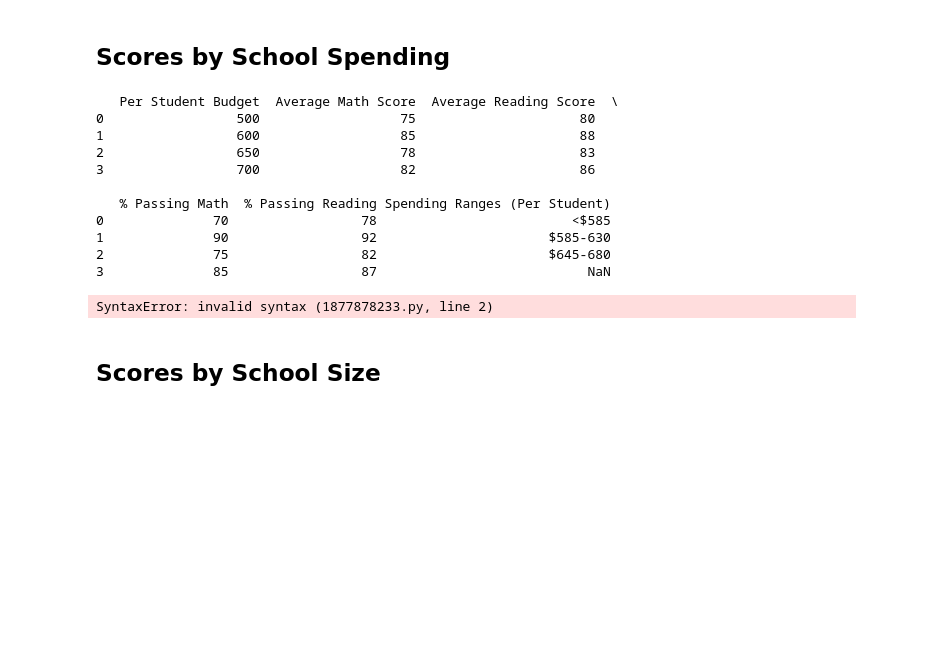
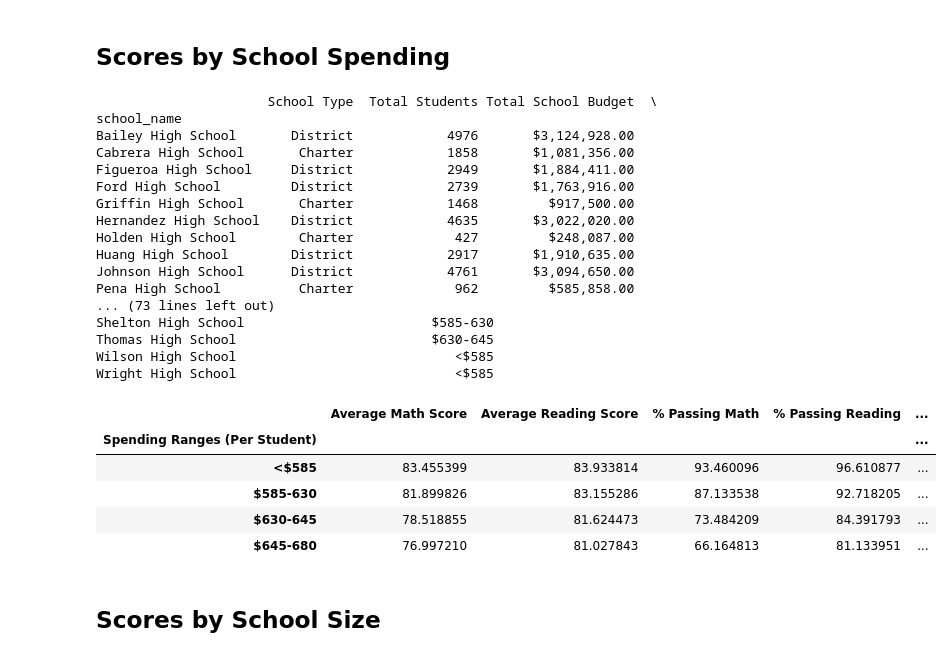
Before and after one commit to OumarDiak/pandas-challenge, a Jupyter notebook: PyCitySchools/PyCitySchools.ipynb, the cells around one changed output. Drawn from its saved outputs; the diff is of its cells as text; code cells hidden in the pictures; blank space fills up the shorter version.

```diff
--- a/PyCitySchools/PyCitySchools.ipynb
+++ b/PyCitySchools/PyCitySchools.ipynb
@@ -14,12 +14,12 @@ school_data_to_load = Path("Resources/schools_complete.csv")
 student_data_to_load = Path("Resources/students_complete.csv")
 
 # Read School and Student Data File and store into Pandas DataFrames
-school_data_df = pd.read_csv(school_data_to_load)
-student_data_df = pd.read_csv(student_data_to_load)
+school_data = pd.read_csv(school_data_to_load)
+student_data = pd.read_csv(student_data_to_load)
 
 # Combine the data into a single dataset.
-school_data_complete_df = pd.merge(student_data, school_data, how="left", on=["school_name", "school_name"])
-school_data_complete_df.head()
+school_data_complete = pd.merge(student_data, school_data, how="left", on=["school_name", "school_name"])
+school_data_complete.head()
 # %% [output]
 |  | Student ID | student_name | gender | grade | school_name | reading_score | math_score | School ID | ... |
 | 0 | 0 | Paul Bradley | M | 9th | Huang High School | 66 | 79 | 0 | ... |
@@ -132,7 +132,7 @@ Thomas High School        Charter
 Name: type, dtype: object
 # %%
 # Calculate the total student count per school from school_data
-per_school_counts = school_data_complete_df['school_name'].value_counts()
+per_school_counts = school_data_complete['school_name'].value_counts()
 per_school_counts
 # %% [output]
 school_name
@@ -177,8 +177,8 @@ per_school_budget, per_school_capita
  dtype: float64)
 # %%
 # Calculate the average test scores per school from school_data_complete
-per_school_math = school_data_complete_df.groupby('school_name')['math_score'].mean()
-per_school_reading = school_data_complete_df.groupby('school_name')['reading_score'].mean()
+per_school_math = school_data_complete.groupby('school_name')['math_score'].mean()
+per_school_reading = school_data_complete.groupby('school_name')['reading_score'].mean()
 per_school_math, per_school_reading
 # %% [output]
 (school_name
@@ -200,7 +200,7 @@ per_school_math, per_school_reading
  Name: reading_score, dtype: float64)
 # %%
 # Calculate the number of students per school with math scores of 70 or higher from school_data_complete
-students_passing_math = school_data_complete_df[school_data_complete['math_score'] >= 70]
+students_passing_math = school_data_complete[school_data_complete['math_score'] >= 70]
 school_students_passing_math = students_passing_math.groupby('school_name')['Student ID'].count()
 students_passing_math, school_students_passing_math
 # %% [output]
@@ -471,17 +471,23 @@ school_spending_df["Spending Ranges (Per Student)"] = pd.cut(
 # Display the updated DataFrame
 print(school_spending_df)
 # %% [output]
-   Per Student Budget  Average Math Score  Average Reading Score  \
-0                 500                  75                     80
-1                 600                  85                     88
-2                 650                  78                     83
-3                 700                  82                     86
-
-   % Passing Math  % Passing Reading Spending Ranges (Per Student)
-0              70                 78                         <$585
-1              90                 92                      $585-630
-2              75                 82                      $645-680
-3              85                 87                           NaN
+                      School Type  Total Students Total School Budget  \
+school_name
+Bailey High School       District            4976       $3,124,928.00
+Cabrera High School       Charter            1858       $1,081,356.00
+Figueroa High School     District            2949       $1,884,411.00
+Ford High School         District            2739       $1,763,916.00
+Griffin High School       Charter            1468         $917,500.00
+Hernandez High School    District            4635       $3,022,020.00
+Holden High School        Charter             427         $248,087.00
+Huang High School        District            2917       $1,910,635.00
+Johnson High School      District            4761       $3,094,650.00
+Pena High School          Charter             962         $585,858.00
+... (73 lines left out)
+Shelton High School                        $585-630
+Thomas High School                         $630-645
+Wilson High School                            <$585
+Wright High School                            <$585
 # %%
 #  Calculate averages for the desired columns.
 spending_math_scores = school_spending_df.groupby(["Spending Ranges (Per Student)"])["Average Math Score"].mean()
@@ -489,12 +495,24 @@ spending_reading_scores = school_spending_df.groupby(["Spending Ranges (Per Stud
 spending_passing_math = school_spending_df.groupby(["Spending Ranges (Per Student)"])["% Passing Math"].mean()
 spending_passing_reading = school_spending_df.groupby(["Spending Ranges (Per Student)"])["% Passing Reading"].mean()
 overall_passing_spending = school_spending_df.groupby(["Spending Ranges (Per Student)"])["% Overall Passing"].mean()
-# %%
-# Assemble into DataFrame
-spending_summary =
-spending_summary
-# %% [output]
-SyntaxError: invalid syntax (1877878233.py, line 2)
+# %%
+# Assemble into DataFrame
+spending_summary = pd.DataFrame({
+    "Average Math Score": spending_math_scores,
+    "Average Reading Score": spending_reading_scores,
+    "% Passing Math": spending_passing_math,
+    "% Passing Reading": spending_passing_reading,
+    "% Overall Passing": overall_passing_spending
+})
+# Display results
+spending_summary
+# %% [output]
+|  | Average Math Score | Average Reading Score | % Passing Math | % Passing Reading | ... |
+| Spending Ranges (Per Student) |  |  |  |  | ... |
+| <$585 | 83.455399 | 83.933814 | 93.460096 | 96.610877 | ... |
+| $585-630 | 81.899826 | 83.155286 | 87.133538 | 92.718205 | ... |
+| $630-645 | 78.518855 | 81.624473 | 73.484209 | 84.391793 | ... |
+| $645-680 | 76.997210 | 81.027843 | 66.164813 | 81.133951 | ... |
 # %% [markdown]
 ## Scores by School Size
 # %%
```
Also changed, not shown: parts of 4 cells of this notebook.
